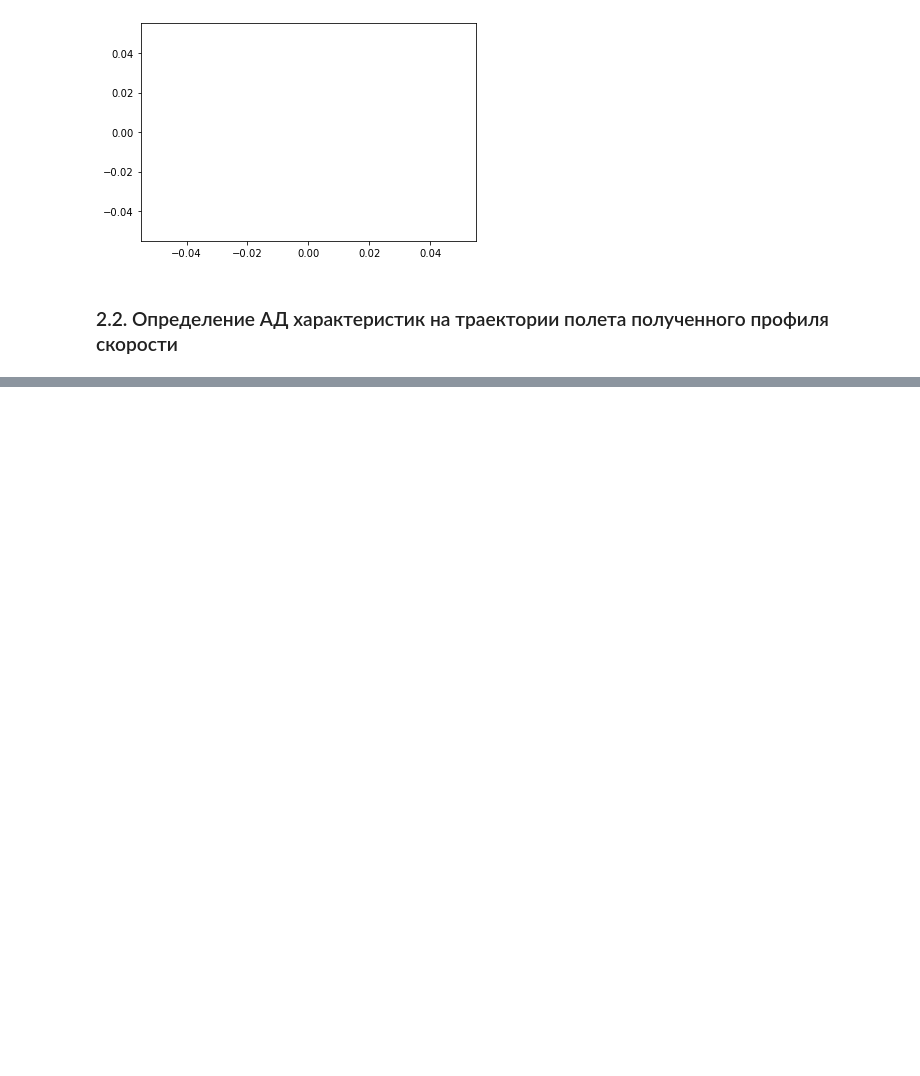
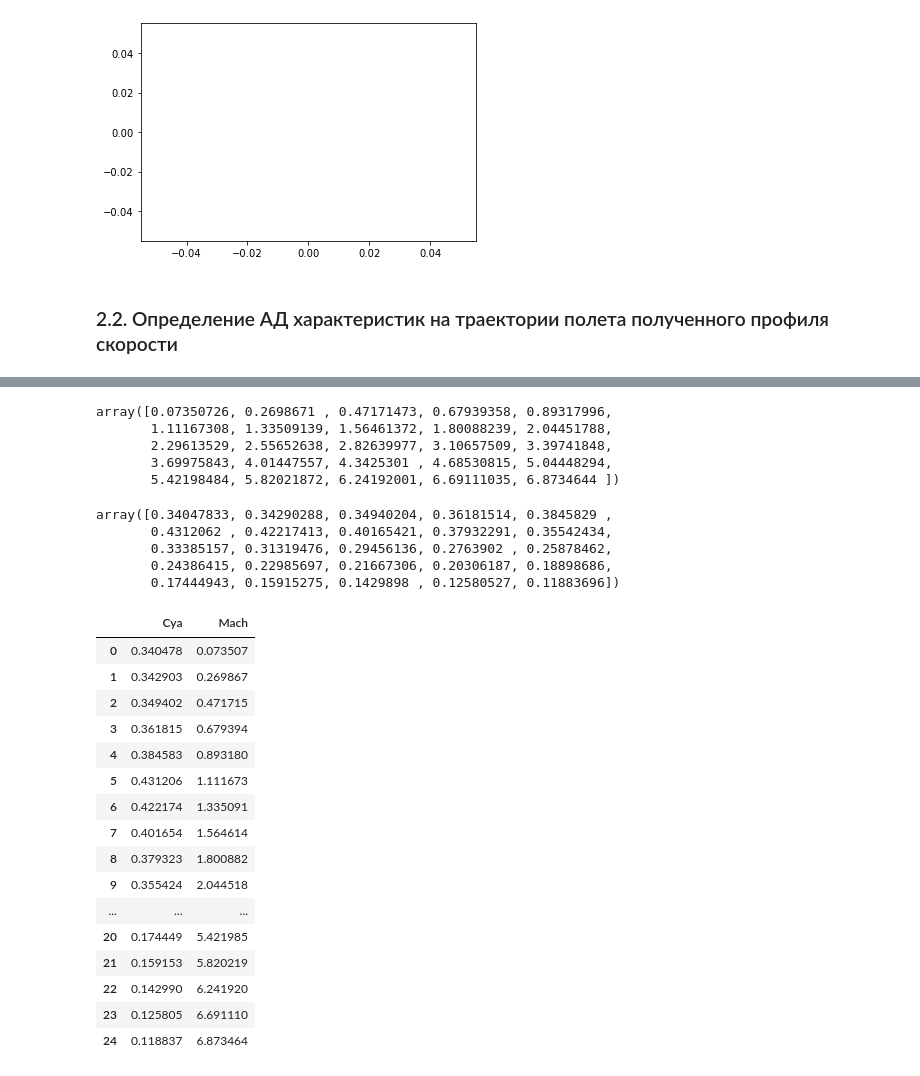
Before and after one commit to kirtis26/PyMissile, a Jupyter notebook: missile C-300.ipynb, the cells around one changed output, grey strips where cells are left out. Saved outputs shown, nothing was run; the diff lists cells and outputs as text; code cells hidden in the pictures; blank space fills up the shorter version.

```diff
--- a/missile C-300.ipynb
+++ b/missile C-300.ipynb
@@ -798,3 +799,24 @@ res_aero[-1]
  'ballans_relation': -1.0865200094211891e+17,
  'M_z_alpha': -0.05340501703890389,
  'M_z_delt_oper': -4.915235483546577e-19}
+# %%
+arr_mach = res['Mach'][:np.argmax(res['Mach'])+1]
+arr_mach
+# %% [output]
+array([0.07350726, 0.2698671 , 0.47171473, 0.67939358, 0.89317996,
+       1.11167308, 1.33509139, 1.56461372, 1.80088239, 2.04451788,
+       2.29613529, 2.55652638, 2.82639977, 3.10657509, 3.39741848,
+       3.69975843, 4.01447557, 4.3425301 , 4.68530815, 5.04448294,
+       5.42198484, 5.82021872, 6.24192001, 6.69111035, 6.8734644 ])
+# %%
+arr_cya = []
+for i in range(len(arr_mach)):
+    arr_cya.append(res_aero[i]['Cy_alpha'])
+arr_cya = np.array(arr_cya)
+arr_cya
+# %% [output]
+array([0.34047833, 0.34290288, 0.34940204, 0.36181514, 0.3845829 ,
+       0.4312062 , 0.42217413, 0.40165421, 0.37932291, 0.35542434,
+       0.33385157, 0.31319476, 0.29456136, 0.2763902 , 0.25878462,
+       0.24386415, 0.22985697, 0.21667306, 0.20306187, 0.18898686,
+       0.17444943, 0.15915275, 0.1429898 , 0.12580527, 0.11883696])
@@ -800,0 +827,21 @@ res_aero[-1]
+# %%
+df = pd.read_csv('cya_from_mach.csv', sep = ";")
+df
+# %% [output]
+|  | Cya | Mach |
+| 0 | 0.340478 | 0.073507 |
+| 1 | 0.342903 | 0.269867 |
+| 2 | 0.349402 | 0.471715 |
+| 3 | 0.361815 | 0.679394 |
+| 4 | 0.384583 | 0.893180 |
+| 5 | 0.431206 | 1.111673 |
+| 6 | 0.422174 | 1.335091 |
+| 7 | 0.401654 | 1.564614 |
+| 8 | 0.379323 | 1.800882 |
+| 9 | 0.355424 | 2.044518 |
+| ... | ... | ... |
+| 20 | 0.174449 | 5.421985 |
+| 21 | 0.159153 | 5.820219 |
+| 22 | 0.142990 | 6.241920 |
+| 23 | 0.125805 | 6.691110 |
+| 24 | 0.118837 | 6.873464 |
```
Also changed, not shown: parts of 4 cells of this notebook.
